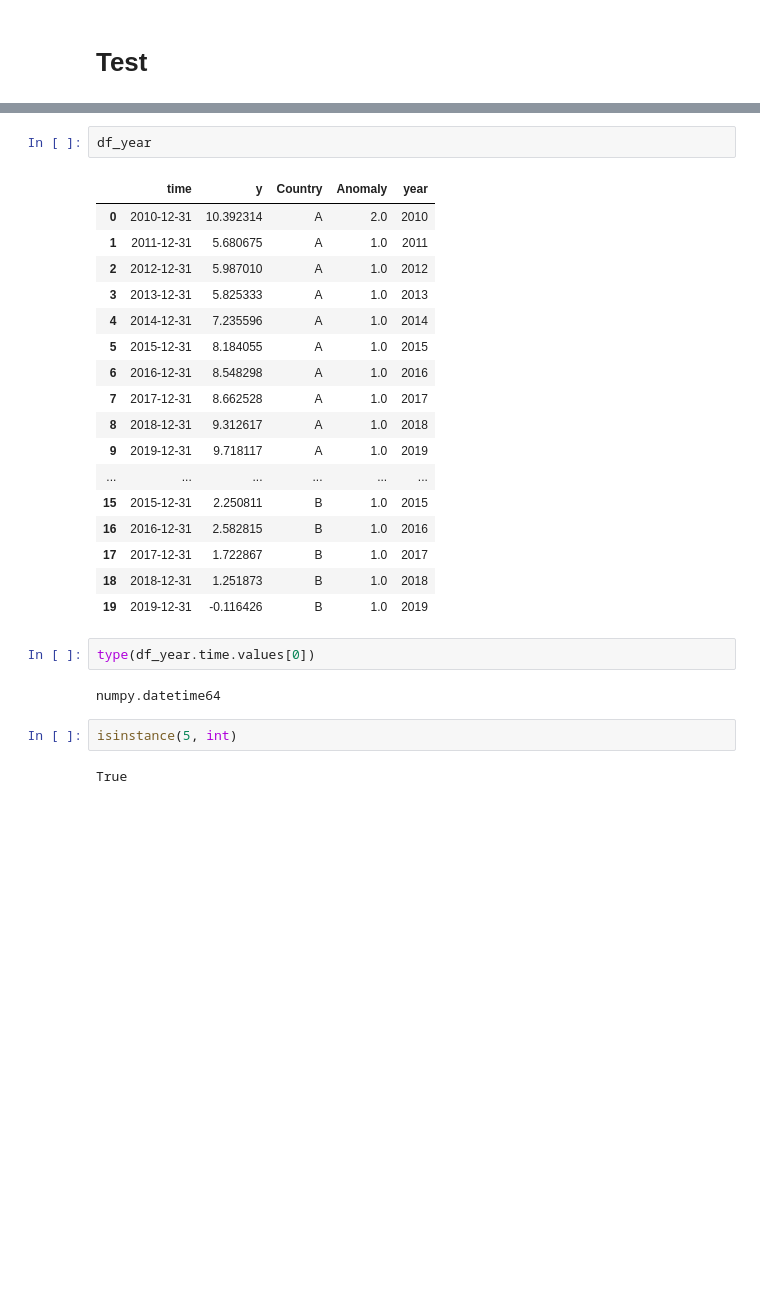
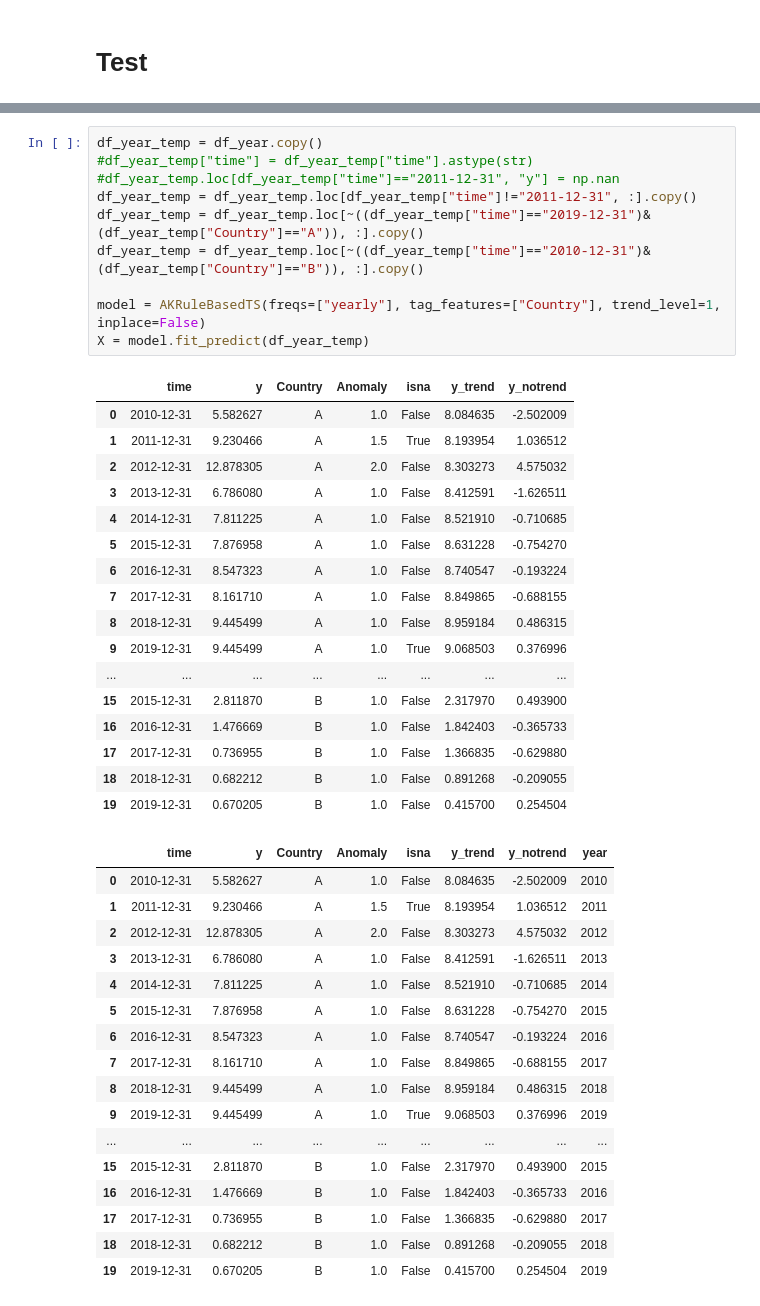
Before and after one commit to Hasan-Basri-Akcay/akrule, a Jupyter notebook: notebooks/test.ipynb, the cells around one changed output, grey strips where cells are left out. Drawn from its saved outputs; the diff is of its cells as text; blank space fills up the shorter version.

```diff
--- a/notebooks/test.ipynb
+++ b/notebooks/test.ipynb
@@ -165,28 +225,45 @@ model.fit_predict(df_year)
-# %%
-df_year
-# %% [output]
-|  | time | y | Country | Anomaly | year |
-| 0 | 2010-12-31 | 10.392314 | A | 2.0 | 2010 |
-| 1 | 2011-12-31 | 5.680675 | A | 1.0 | 2011 |
-| 2 | 2012-12-31 | 5.987010 | A | 1.0 | 2012 |
-| 3 | 2013-12-31 | 5.825333 | A | 1.0 | 2013 |
-| 4 | 2014-12-31 | 7.235596 | A | 1.0 | 2014 |
-| 5 | 2015-12-31 | 8.184055 | A | 1.0 | 2015 |
-| 6 | 2016-12-31 | 8.548298 | A | 1.0 | 2016 |
-| 7 | 2017-12-31 | 8.662528 | A | 1.0 | 2017 |
-| 8 | 2018-12-31 | 9.312617 | A | 1.0 | 2018 |
-| 9 | 2019-12-31 | 9.718117 | A | 1.0 | 2019 |
-| ... | ... | ... | ... | ... | ... |
-| 15 | 2015-12-31 | 2.250811 | B | 1.0 | 2015 |
-| 16 | 2016-12-31 | 2.582815 | B | 1.0 | 2016 |
-| 17 | 2017-12-31 | 1.722867 | B | 1.0 | 2017 |
-| 18 | 2018-12-31 | 1.251873 | B | 1.0 | 2018 |
-| 19 | 2019-12-31 | -0.116426 | B | 1.0 | 2019 |
-# %%
-type(df_year.time.values[0])
-# %% [output]
-numpy.datetime64
-# %%
-isinstance(5, int)
-# %% [output]
-True
+# %%
+df_year_temp = df_year.copy()
+#df_year_temp["time"] = df_year_temp["time"].astype(str)
+#df_year_temp.loc[df_year_temp["time"]=="2011-12-31", "y"] = np.nan
+df_year_temp = df_year_temp.loc[df_year_temp["time"]!="2011-12-31", :].copy()
+df_year_temp = df_year_temp.loc[~((df_year_temp["time"]=="2019-12-31")&(df_year_temp["Country"]=="A")), :].copy()
+df_year_temp = df_year_temp.loc[~((df_year_temp["time"]=="2010-12-31")&(df_year_temp["Country"]=="B")), :].copy()
+
+model = AKRuleBasedTS(freqs=["yearly"], tag_features=["Country"], trend_level=1, inplace=False)
+X = model.fit_predict(df_year_temp)
+# %% [output]
+|  | time | y | Country | Anomaly | isna | y_trend | y_notrend |
+| 0 | 2010-12-31 | 5.582627 | A | 1.0 | False | 8.084635 | -2.502009 |
+| 1 | 2011-12-31 | 9.230466 | A | 1.5 | True | 8.193954 | 1.036512 |
+| 2 | 2012-12-31 | 12.878305 | A | 2.0 | False | 8.303273 | 4.575032 |
+| 3 | 2013-12-31 | 6.786080 | A | 1.0 | False | 8.412591 | -1.626511 |
+| 4 | 2014-12-31 | 7.811225 | A | 1.0 | False | 8.521910 | -0.710685 |
+| 5 | 2015-12-31 | 7.876958 | A | 1.0 | False | 8.631228 | -0.754270 |
+| 6 | 2016-12-31 | 8.547323 | A | 1.0 | False | 8.740547 | -0.193224 |
+| 7 | 2017-12-31 | 8.161710 | A | 1.0 | False | 8.849865 | -0.688155 |
+| 8 | 2018-12-31 | 9.445499 | A | 1.0 | False | 8.959184 | 0.486315 |
+| 9 | 2019-12-31 | 9.445499 | A | 1.0 | True | 9.068503 | 0.376996 |
+| ... | ... | ... | ... | ... | ... | ... | ... |
+| 15 | 2015-12-31 | 2.811870 | B | 1.0 | False | 2.317970 | 0.493900 |
+| 16 | 2016-12-31 | 1.476669 | B | 1.0 | False | 1.842403 | -0.365733 |
+| 17 | 2017-12-31 | 0.736955 | B | 1.0 | False | 1.366835 | -0.629880 |
+| 18 | 2018-12-31 | 0.682212 | B | 1.0 | False | 0.891268 | -0.209055 |
+| 19 | 2019-12-31 | 0.670205 | B | 1.0 | False | 0.415700 | 0.254504 |
+|  | time | y | Country | Anomaly | isna | y_trend | y_notrend | year |
+| 0 | 2010-12-31 | 5.582627 | A | 1.0 | False | 8.084635 | -2.502009 | 2010 |
+| 1 | 2011-12-31 | 9.230466 | A | 1.5 | True | 8.193954 | 1.036512 | 2011 |
+| 2 | 2012-12-31 | 12.878305 | A | 2.0 | False | 8.303273 | 4.575032 | 2012 |
+| 3 | 2013-12-31 | 6.786080 | A | 1.0 | False | 8.412591 | -1.626511 | 2013 |
+| 4 | 2014-12-31 | 7.811225 | A | 1.0 | False | 8.521910 | -0.710685 | 2014 |
+| 5 | 2015-12-31 | 7.876958 | A | 1.0 | False | 8.631228 | -0.754270 | 2015 |
+| 6 | 2016-12-31 | 8.547323 | A | 1.0 | False | 8.740547 | -0.193224 | 2016 |
+| 7 | 2017-12-31 | 8.161710 | A | 1.0 | False | 8.849865 | -0.688155 | 2017 |
+| 8 | 2018-12-31 | 9.445499 | A | 1.0 | False | 8.959184 | 0.486315 | 2018 |
+| 9 | 2019-12-31 | 9.445499 | A | 1.0 | True | 9.068503 | 0.376996 | 2019 |
+| ... | ... | ... | ... | ... | ... | ... | ... | ... |
+| 15 | 2015-12-31 | 2.811870 | B | 1.0 | False | 2.317970 | 0.493900 | 2015 |
+| 16 | 2016-12-31 | 1.476669 | B | 1.0 | False | 1.842403 | -0.365733 | 2016 |
+| 17 | 2017-12-31 | 0.736955 | B | 1.0 | False | 1.366835 | -0.629880 | 2017 |
+| 18 | 2018-12-31 | 0.682212 | B | 1.0 | False | 0.891268 | -0.209055 | 2018 |
+| 19 | 2019-12-31 | 0.670205 | B | 1.0 | False | 0.415700 | 0.254504 | 2019 |
```
Also changed, not shown: parts of 4 cells of this notebook.
